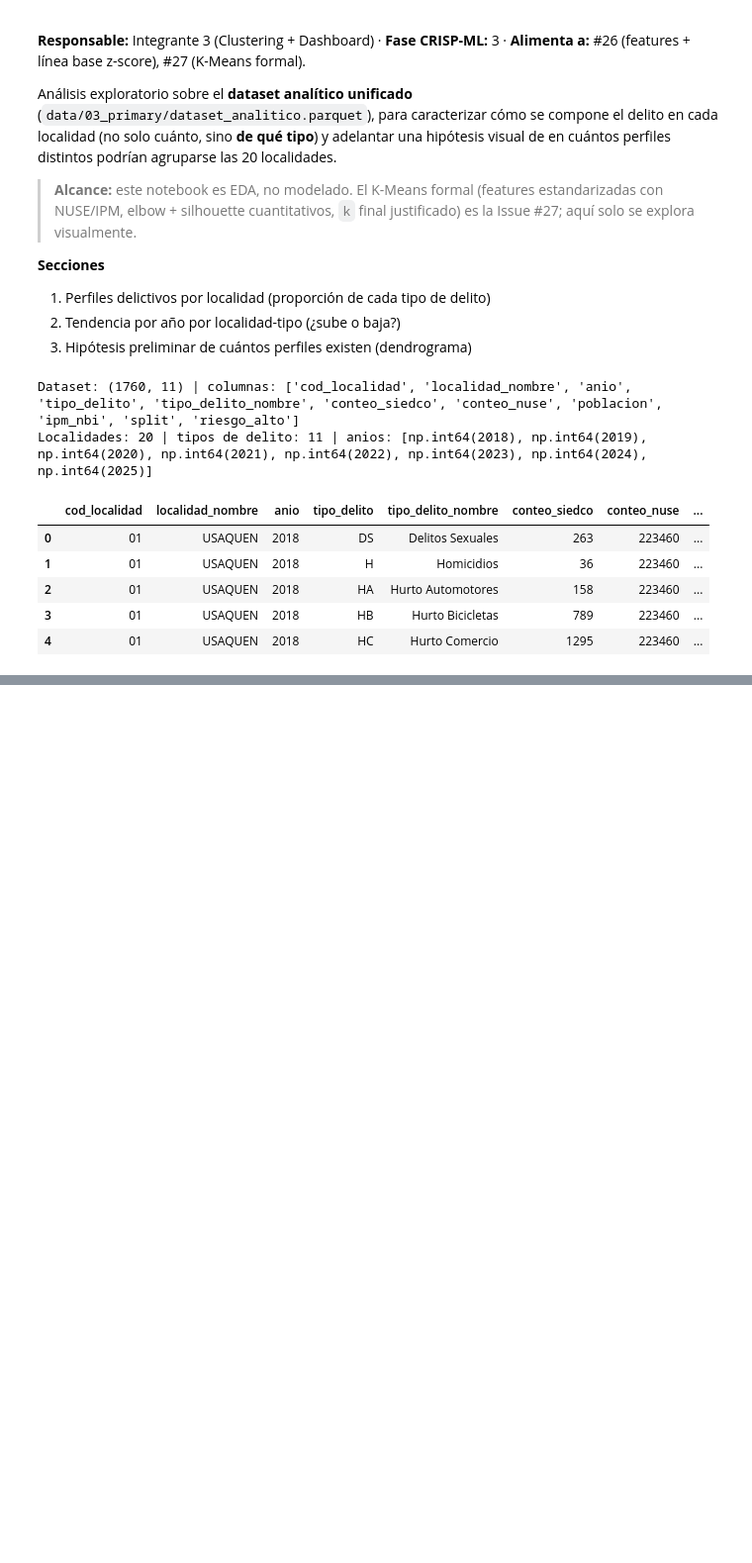
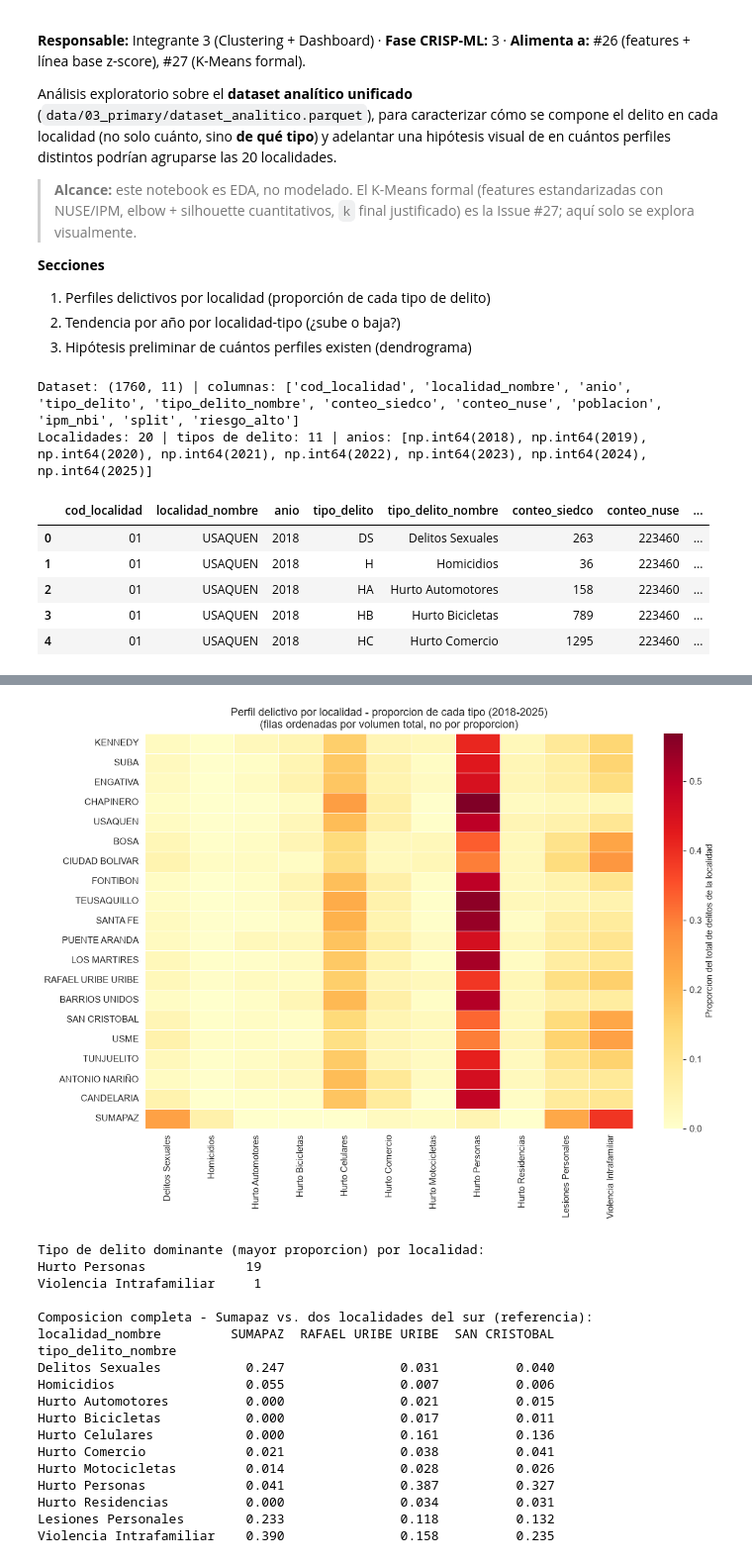
Before and after one commit to diego-juan3112/OpenDataProject2026, a Jupyter notebook: notebooks/06_eda_perfilado_clustering.ipynb, the cells around one changed output, grey strips where cells are left out. Shown at 99% size. Cells and saved outputs as stored; diff of their text form; code cells hidden in the pictures; blank space fills up the shorter version.

Commit message:
feat(clustering): agrega Seccion 3 (dendrograma e hipotesis de perfiles) al EDA de zonas

```diff
--- a/notebooks/06_eda_perfilado_clustering.ipynb
+++ b/notebooks/06_eda_perfilado_clustering.ipynb
@@ -57,0 +66,40 @@ Localidades: 20 | tipos de delito: 11 | anios: [np.int64(2018), np.int64(2019),
+# %%
+piv_siedco = DF.pivot_table(index="localidad_nombre", columns="tipo_delito_nombre", values="conteo_siedco", aggfunc="sum")
+PROP = piv_siedco.div(piv_siedco.sum(axis=1), axis=0)
+assert np.allclose(PROP.sum(axis=1), 1.0), "las proporciones por localidad deben sumar 1"
+
+orden_volumen = piv_siedco.sum(axis=1).sort_values(ascending=False).index
+fig, ax = plt.subplots(figsize=(11, 8))
+sns.heatmap(PROP.loc[orden_volumen], cmap="YlOrRd", linewidths=.4, linecolor="white", cbar_kws={"label": "Proporcion del total de delitos de la localidad"}, ax=ax)
+titulo = "Perfil delictivo por localidad - proporcion de cada tipo (2018-2025)"
+titulo += "\n(filas ordenadas por volumen total, no por proporcion)"
+ax.set_title(titulo)
+ax.set_xlabel(""); ax.set_ylabel("")
+plt.tight_layout(); plt.show()
+
+top_perfil = PROP.idxmax(axis=1)
+print("Tipo de delito dominante (mayor proporcion) por localidad:")
+print(top_perfil.value_counts().to_string())
+print()
+print("Composicion completa - Sumapaz vs. dos localidades del sur (referencia):")
+print(PROP.loc[["SUMAPAZ", "RAFAEL URIBE URIBE", "SAN CRISTOBAL"]].round(3).T.to_string())
+# %% [output]
+[figure, added]
+Tipo de delito dominante (mayor proporcion) por localidad:
+Hurto Personas             19
+Violencia Intrafamiliar     1
+
+Composicion completa - Sumapaz vs. dos localidades del sur (referencia):
+localidad_nombre         SUMAPAZ  RAFAEL URIBE URIBE  SAN CRISTOBAL
+tipo_delito_nombre
+Delitos Sexuales           0.247               0.031          0.040
+Homicidios                 0.055               0.007          0.006
+Hurto Automotores          0.000               0.021          0.015
+Hurto Bicicletas           0.000               0.017          0.011
+Hurto Celulares            0.000               0.161          0.136
+Hurto Comercio             0.021               0.038          0.041
+Hurto Motocicletas         0.014               0.028          0.026
+Hurto Personas             0.041               0.387          0.327
+Hurto Residencias          0.000               0.034          0.031
+Lesiones Personales        0.233               0.118          0.132
+Violencia Intrafamiliar    0.390               0.158          0.235
```
Also changed, not shown: parts of 8 cells of this notebook.
